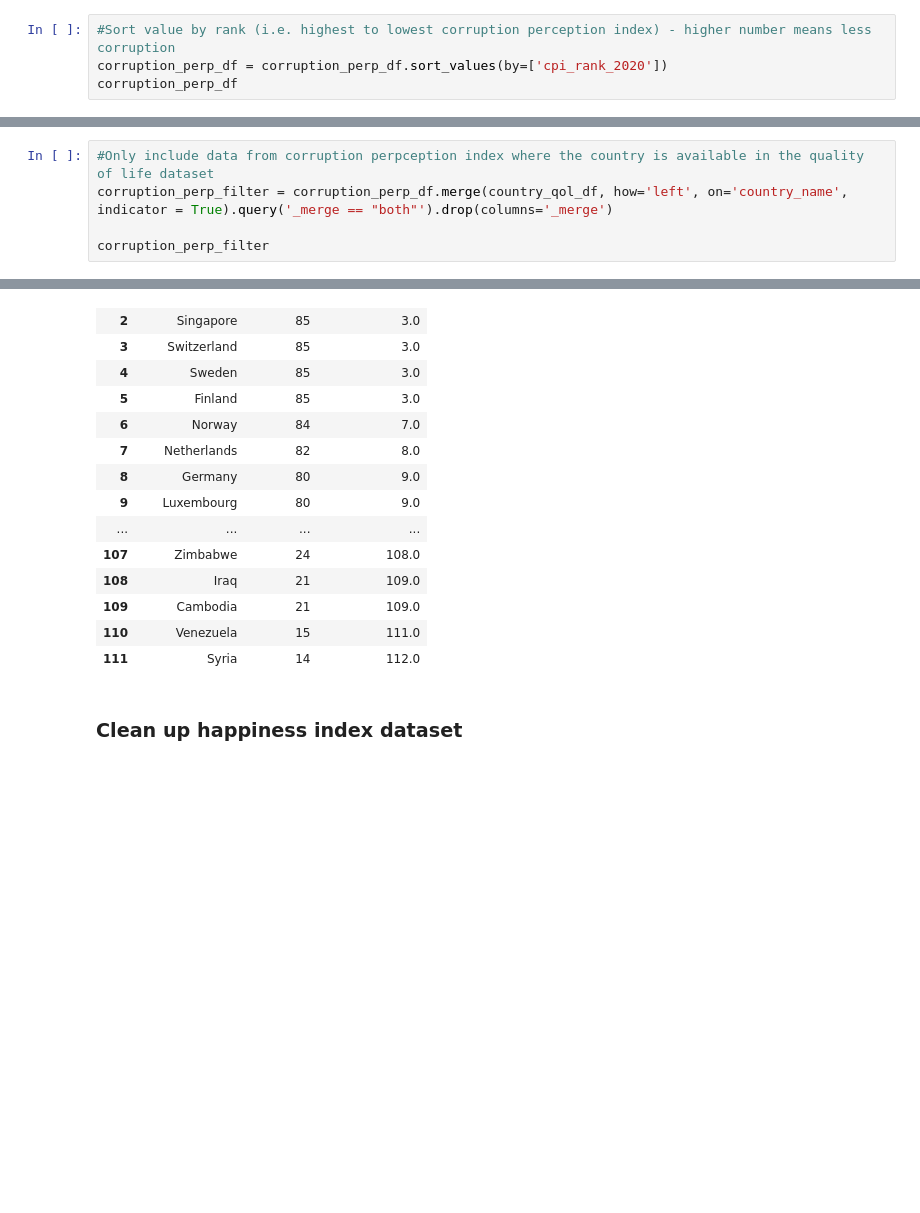
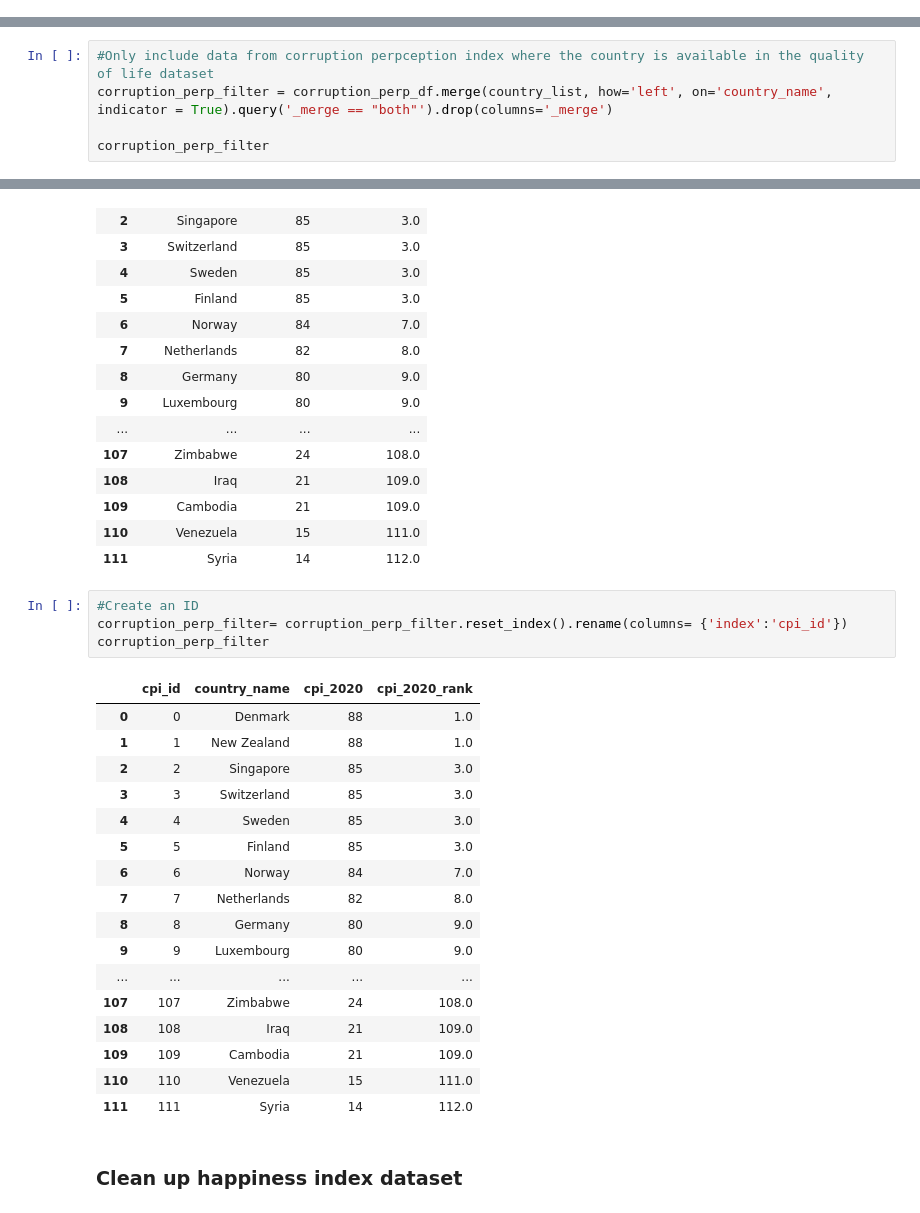
Before and after one commit to nickchuasl/Group_5_ETL_project2, a Jupyter notebook: Group_5_ETL_Project_2.ipynb, the cells around one changed output, grey strips where cells are left out. Cells and saved outputs as stored; diff of their text form; blank space fills up the shorter version.

```diff
--- a/Group_5_ETL_Project_2.ipynb
+++ b/Group_5_ETL_Project_2.ipynb
@@ -183,7 +219,3 @@ corruption_perp_df
 | 177 | 177 | Vanuatu | 43 | 75 |
 | 178 | 178 | Comoros | 21 | 160 |
 | 179 | 179 | Suriname | 38 | 94 |
-# %%
-#Sort value by rank (i.e. highest to lowest corruption perception index) - higher number means less corruption
-corruption_perp_df = corruption_perp_df.sort_values(by=['cpi_rank_2020'])
-corruption_perp_df
@@ -363,7 +329,7 @@ happiness_df
 ### Clean up corruption perception index dataset
 # %%
 #Only include data from corruption perpception index where the country is available in the quality of life dataset
-corruption_perp_filter = corruption_perp_df.merge(country_qol_df, how='left', on='country_name', indicator = True).query('_merge == "both"').drop(columns='_merge')
+corruption_perp_filter = corruption_perp_df.merge(country_list, how='left', on='country_name', indicator = True).query('_merge == "both"').drop(columns='_merge')
 
 corruption_perp_filter
 # %% [output]
@@ -432,6 +421,28 @@ corruption_perp_filter
 | 109 | Cambodia | 21 | 109.0 |
 | 110 | Venezuela | 15 | 111.0 |
 | 111 | Syria | 14 | 112.0 |
+# %%
+#Create an ID
+corruption_perp_filter= corruption_perp_filter.reset_index().rename(columns= {'index':'cpi_id'})
+corruption_perp_filter
+# %% [output]
+|  | cpi_id | country_name | cpi_2020 | cpi_2020_rank |
+| 0 | 0 | Denmark | 88 | 1.0 |
+| 1 | 1 | New Zealand | 88 | 1.0 |
+| 2 | 2 | Singapore | 85 | 3.0 |
+| 3 | 3 | Switzerland | 85 | 3.0 |
+| 4 | 4 | Sweden | 85 | 3.0 |
+| 5 | 5 | Finland | 85 | 3.0 |
+| 6 | 6 | Norway | 84 | 7.0 |
+| 7 | 7 | Netherlands | 82 | 8.0 |
+| 8 | 8 | Germany | 80 | 9.0 |
+| 9 | 9 | Luxembourg | 80 | 9.0 |
+| ... | ... | ... | ... | ... |
+| 107 | 107 | Zimbabwe | 24 | 108.0 |
+| 108 | 108 | Iraq | 21 | 109.0 |
+| 109 | 109 | Cambodia | 21 | 109.0 |
+| 110 | 110 | Venezuela | 15 | 111.0 |
+| 111 | 111 | Syria | 14 | 112.0 |
 # %% [markdown]
 ### Clean up happiness index dataset
 # %%
```
Also changed, not shown: parts of 27 cells of this notebook, 1 other file.
